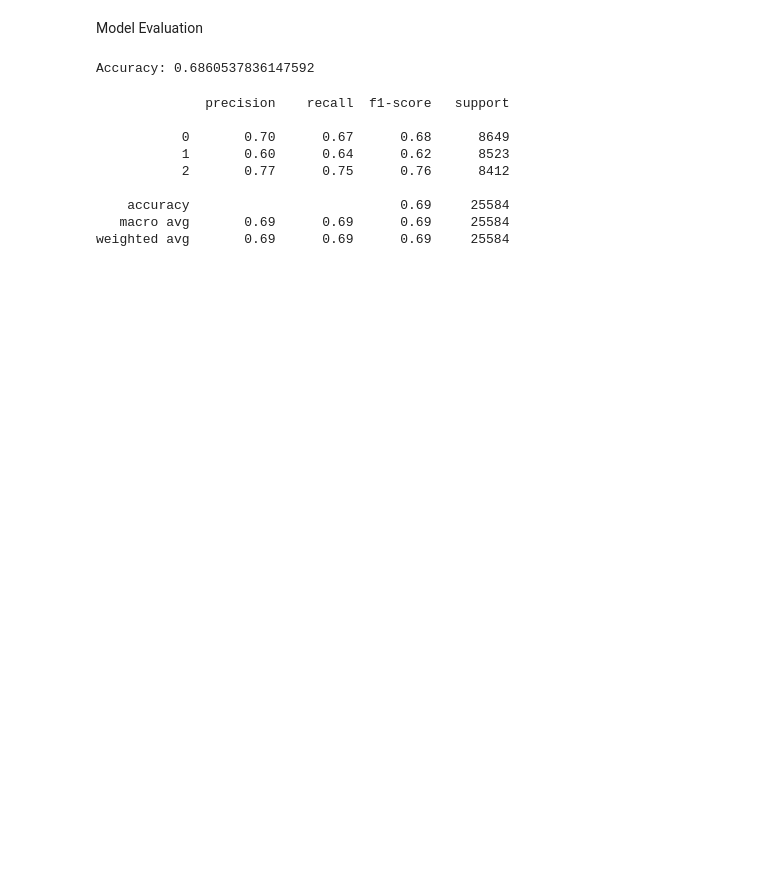
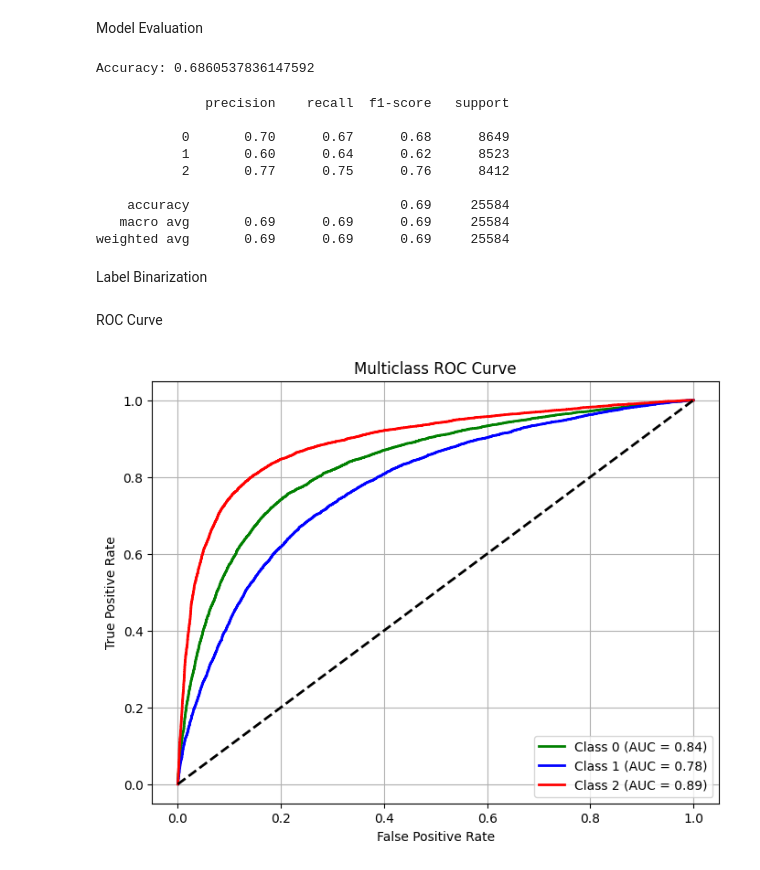
Before and after one commit to Adam556678/Python-Sentiment-Analysis, a Jupyter notebook: Sentiment_Analysis.ipynb, the cells around one changed output. Saved outputs shown, nothing was run; the diff lists cells and outputs as text; code cells hidden in the pictures; blank space fills up the shorter version.

Commit message:
Adding ROC Curve for NB Classifier

```diff
--- a/Sentiment_Analysis.ipynb
+++ b/Sentiment_Analysis.ipynb
@@ -366,7 +366,7 @@ def save_history(model_history ,path):
     with open(path, 'w') as f:
         json.dump(model_history.history, f)
 
-def load_history(file):
+def load_file(file):
     with open(file, 'r') as f:
         return json.load(f)
 # %%
@@ -557,3 +557,6 @@ nb.fit(X_train, y_train)
 MultinomialNB()
 # %%
 predictions = nb.predict(X_test)
+# %%
+y_score = nb.predict_proba(X_test)
+y_score
@@ -578,0 +594,31 @@ weighted avg       0.69      0.69      0.69     25584
+# %% [markdown]
+Label Binarization
+# %%
+y_test_bin = label_binarize(y_test, classes=[0, 1, 2])
+# %% [markdown]
+ROC Curve
+# %%
+fpr = dict()
+tpr = dict()
+roc_auc = dict()
+num_classes = 3
+
+for i in range(num_classes):
+    fpr[i], tpr[i], _ = roc_curve(y_test_bin[:, i], y_score[:, i])
+    roc_auc[i] = auc(fpr[i], tpr[i])
+
+plt.figure(figsize=(8, 6))
+colors = ['green', 'blue', 'red']
+for i, color in zip(range(num_classes), colors):
+    plt.plot(fpr[i], tpr[i], color=color, lw=2,
+             label='Class {0} (AUC = {1:0.2f})'.format(i, roc_auc[i]))
+
+plt.plot([0, 1], [0, 1], 'k--', lw=2)
+plt.xlabel('False Positive Rate')
+plt.ylabel('True Positive Rate')
+plt.title('Multiclass ROC Curve')
+plt.legend(loc='lower right')
+plt.grid()
+plt.show()
+# %% [output]
+[figure, added]
```
Also changed, not shown: parts of 5 cells of this notebook.
